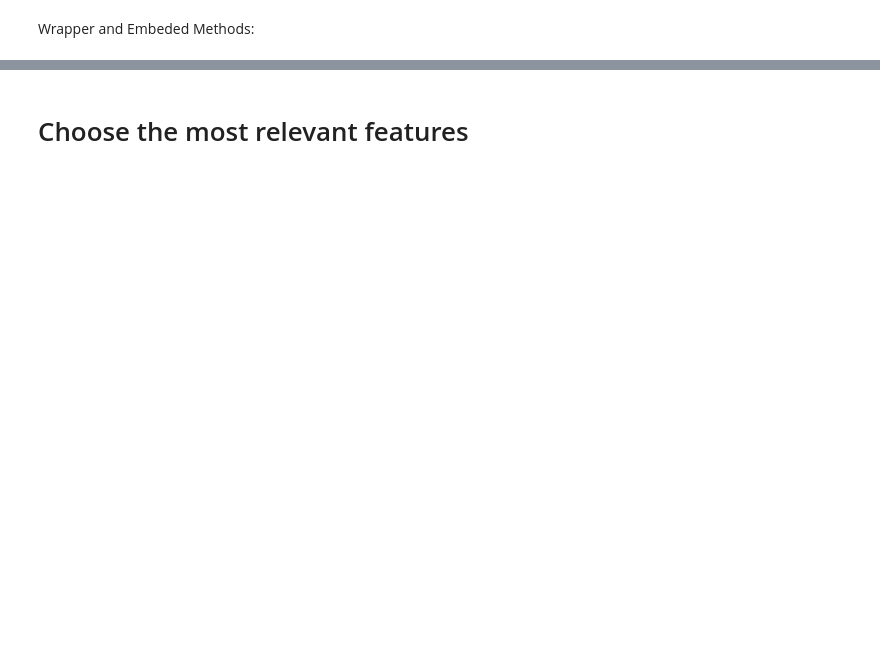
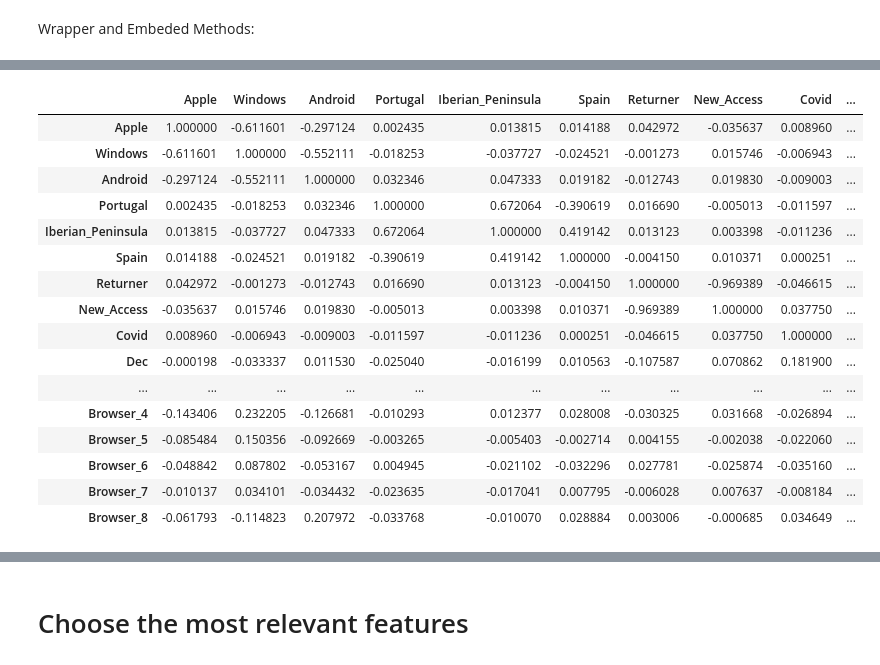
Before and after one commit to JohnnyCodess/Project-Machine-Learning, a Jupyter notebook: 202122 Fall AA Group60 Notebook.ipynb, the cells around one changed output, grey strips where cells are left out. Saved outputs shown, nothing was run; the diff lists cells and outputs as text; code cells hidden in the pictures; blank space fills up the shorter version.

```diff
--- a/202122 Fall AA Group60 Notebook.ipynb
+++ b/202122 Fall AA Group60 Notebook.ipynb
@@ -879,3 +943,24 @@ kf = StratifiedKFold(n_splits=10)
+# %%
+corr_bin = X_train_non_metric.corr(method = 'pearson')
+corr_bin.style.applymap(lambda x: 'background-color : green' if x > 0.85 else ('background-color : red' if x < -0.85 else ''))
+# %% [output]
+|  | Apple | Windows | Android | Portugal | Iberian_Peninsula | Spain | Returner | New_Access | Covid | ... |
+| Apple | 1.000000 | -0.611601 | -0.297124 | 0.002435 | 0.013815 | 0.014188 | 0.042972 | -0.035637 | 0.008960 | ... |
+| Windows | -0.611601 | 1.000000 | -0.552111 | -0.018253 | -0.037727 | -0.024521 | -0.001273 | 0.015746 | -0.006943 | ... |
+| Android | -0.297124 | -0.552111 | 1.000000 | 0.032346 | 0.047333 | 0.019182 | -0.012743 | 0.019830 | -0.009003 | ... |
+| Portugal | 0.002435 | -0.018253 | 0.032346 | 1.000000 | 0.672064 | -0.390619 | 0.016690 | -0.005013 | -0.011597 | ... |
+| Iberian_Peninsula | 0.013815 | -0.037727 | 0.047333 | 0.672064 | 1.000000 | 0.419142 | 0.013123 | 0.003398 | -0.011236 | ... |
+| Spain | 0.014188 | -0.024521 | 0.019182 | -0.390619 | 0.419142 | 1.000000 | -0.004150 | 0.010371 | 0.000251 | ... |
+| Returner | 0.042972 | -0.001273 | -0.012743 | 0.016690 | 0.013123 | -0.004150 | 1.000000 | -0.969389 | -0.046615 | ... |
+| New_Access | -0.035637 | 0.015746 | 0.019830 | -0.005013 | 0.003398 | 0.010371 | -0.969389 | 1.000000 | 0.037750 | ... |
+| Covid | 0.008960 | -0.006943 | -0.009003 | -0.011597 | -0.011236 | 0.000251 | -0.046615 | 0.037750 | 1.000000 | ... |
+| Dec | -0.000198 | -0.033337 | 0.011530 | -0.025040 | -0.016199 | 0.010563 | -0.107587 | 0.070862 | 0.181900 | ... |
+| ... | ... | ... | ... | ... | ... | ... | ... | ... | ... | ... |
+| Browser_4 | -0.143406 | 0.232205 | -0.126681 | -0.010293 | 0.012377 | 0.028008 | -0.030325 | 0.031668 | -0.026894 | ... |
+| Browser_5 | -0.085484 | 0.150356 | -0.092669 | -0.003265 | -0.005403 | -0.002714 | 0.004155 | -0.002038 | -0.022060 | ... |
+| Browser_6 | -0.048842 | 0.087802 | -0.053167 | 0.004945 | -0.021102 | -0.032296 | 0.027781 | -0.025874 | -0.035160 | ... |
+| Browser_7 | -0.010137 | 0.034101 | -0.034432 | -0.023635 | -0.017041 | 0.007795 | -0.006028 | 0.007637 | -0.008184 | ... |
+| Browser_8 | -0.061793 | -0.114823 | 0.207972 | -0.033768 | -0.010070 | 0.028884 | 0.003006 | -0.000685 | 0.034649 | ... |
 # %%
 # Chi-Square for categorical data
 
```
Also changed, not shown: parts of 45 cells of this notebook.
